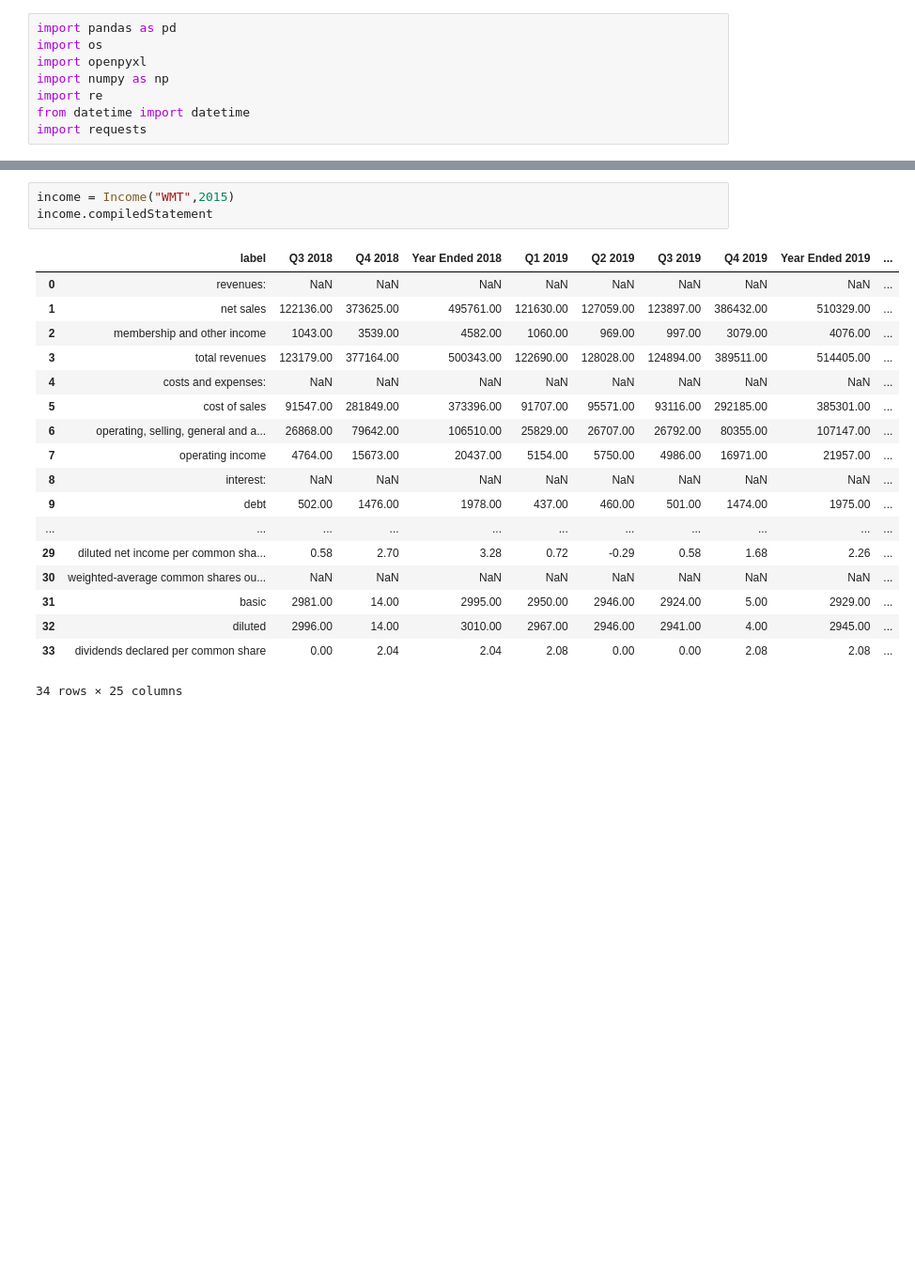
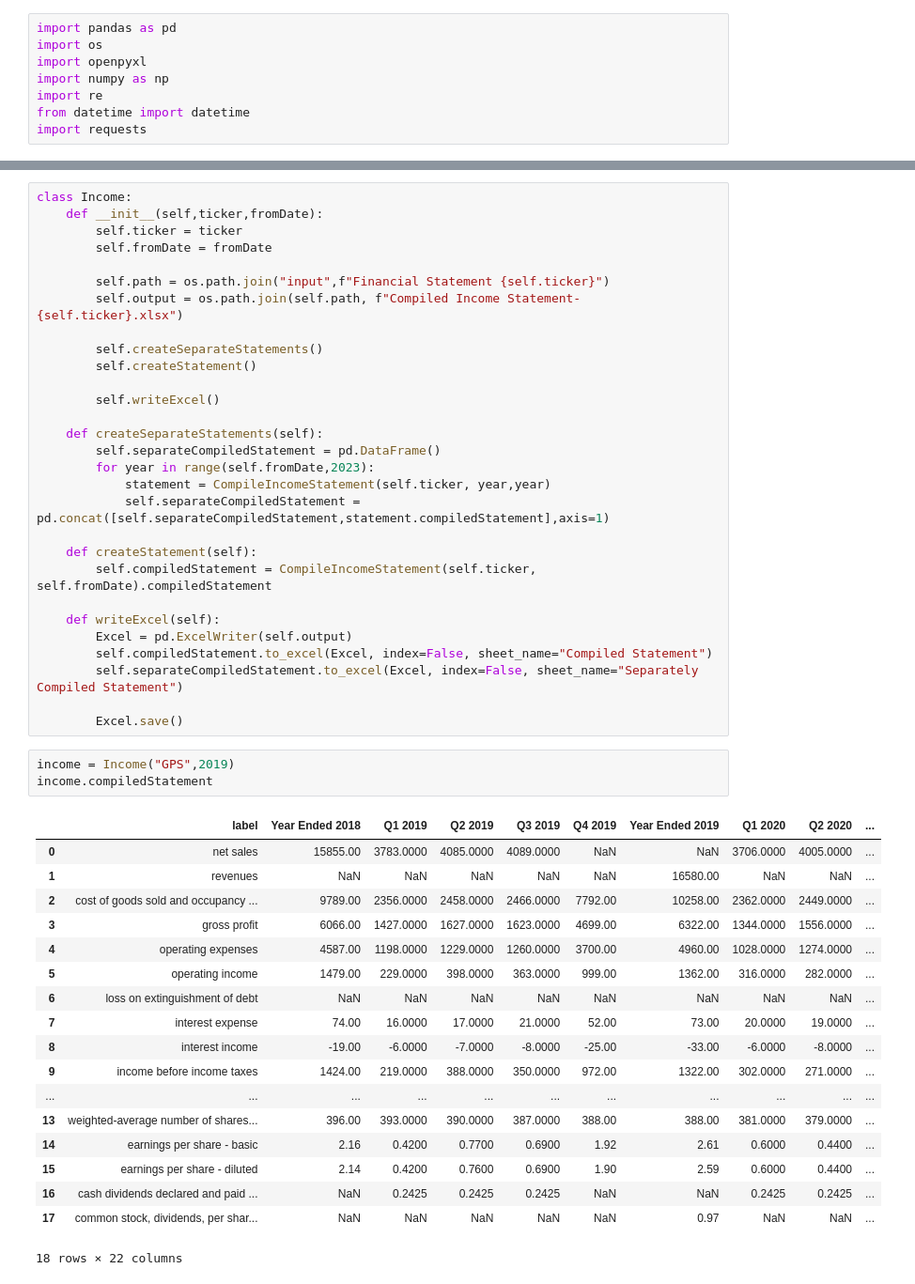
Before and after one commit to Julia-Susser/Financial-Statements, a Jupyter notebook: parse via matching labels iteratively.ipynb, the cells around one changed output, grey strips where cells are left out. Shown: that part at 94% size. Drawn from its saved outputs; the diff is of its cells as text; blank space fills up the shorter version.

```diff
--- a/parse via matching labels iteratively.ipynb
+++ b/parse via matching labels iteratively.ipynb
@@ -137,23 +137,52 @@ class Income(HelperFunctions):
+# %%
+class Income:
+    def __init__(self,ticker,fromDate):
+        self.ticker = ticker
+        self.fromDate = fromDate
+
+        self.path = os.path.join("input",f"Financial Statement {self.ticker}")
+        self.output = os.path.join(self.path, f"Compiled Income Statement-{self.ticker}.xlsx")
+
+        self.createSeparateStatements()
+        self.createStatement()
+
+        self.writeExcel()
+
+    def createSeparateStatements(self):
+        self.separateCompiledStatement = pd.DataFrame()
+        for year in range(self.fromDate,2023):
+            statement = CompileIncomeStatement(self.ticker, year,year)
+            self.separateCompiledStatement = pd.concat([self.separateCompiledStatement,statement.compiledStatement],axis=1)
+
+    def createStatement(self):
+        self.compiledStatement = CompileIncomeStatement(self.ticker, self.fromDate).compiledStatement
+
+    def writeExcel(self):
+        Excel = pd.ExcelWriter(self.output)
+        self.compiledStatement.to_excel(Excel, index=False, sheet_name="Compiled Statement")
+        self.separateCompiledStatement.to_excel(Excel, index=False, sheet_name="Separately Compiled Statement")
+
+        Excel.save()
 # %%
-income = Income("WMT",2015)
+income = Income("GPS",2019)
 income.compiledStatement
 # %% [output]
-|  | label | Q3 2018 | Q4 2018 | Year Ended 2018 | Q1 2019 | Q2 2019 | Q3 2019 | Q4 2019 | Year Ended 2019 | ... |
-| 0 | revenues: | NaN | NaN | NaN | NaN | NaN | NaN | NaN | NaN | ... |
-| 1 | net sales | 122136.00 | 373625.00 | 495761.00 | 121630.00 | 127059.00 | 123897.00 | 386432.00 | 510329.00 | ... |
-| 2 | membership and other income | 1043.00 | 3539.00 | 4582.00 | 1060.00 | 969.00 | 997.00 | 3079.00 | 4076.00 | ... |
-| 3 | total revenues | 123179.00 | 377164.00 | 500343.00 | 122690.00 | 128028.00 | 124894.00 | 389511.00 | 514405.00 | ... |
-| 4 | costs and expenses: | NaN | NaN | NaN | NaN | NaN | NaN | NaN | NaN | ... |
-| 5 | cost of sales | 91547.00 | 281849.00 | 373396.00 | 91707.00 | 95571.00 | 93116.00 | 292185.00 | 385301.00 | ... |
-| 6 | operating, selling, general and a... | 26868.00 | 79642.00 | 106510.00 | 25829.00 | 26707.00 | 26792.00 | 80355.00 | 107147.00 | ... |
-| 7 | operating income | 4764.00 | 15673.00 | 20437.00 | 5154.00 | 5750.00 | 4986.00 | 16971.00 | 21957.00 | ... |
-| 8 | interest: | NaN | NaN | NaN | NaN | NaN | NaN | NaN | NaN | ... |
-| 9 | debt | 502.00 | 1476.00 | 1978.00 | 437.00 | 460.00 | 501.00 | 1474.00 | 1975.00 | ... |
+|  | label | Year Ended 2018 | Q1 2019 | Q2 2019 | Q3 2019 | Q4 2019 | Year Ended 2019 | Q1 2020 | Q2 2020 | ... |
+| 0 | net sales | 15855.00 | 3783.0000 | 4085.0000 | 4089.0000 | NaN | NaN | 3706.0000 | 4005.0000 | ... |
+| 1 | revenues | NaN | NaN | NaN | NaN | NaN | 16580.00 | NaN | NaN | ... |
+| 2 | cost of goods sold and occupancy ... | 9789.00 | 2356.0000 | 2458.0000 | 2466.0000 | 7792.00 | 10258.00 | 2362.0000 | 2449.0000 | ... |
+| 3 | gross profit | 6066.00 | 1427.0000 | 1627.0000 | 1623.0000 | 4699.00 | 6322.00 | 1344.0000 | 1556.0000 | ... |
+| 4 | operating expenses | 4587.00 | 1198.0000 | 1229.0000 | 1260.0000 | 3700.00 | 4960.00 | 1028.0000 | 1274.0000 | ... |
+| 5 | operating income | 1479.00 | 229.0000 | 398.0000 | 363.0000 | 999.00 | 1362.00 | 316.0000 | 282.0000 | ... |
+| 6 | loss on extinguishment of debt | NaN | NaN | NaN | NaN | NaN | NaN | NaN | NaN | ... |
+| 7 | interest expense | 74.00 | 16.0000 | 17.0000 | 21.0000 | 52.00 | 73.00 | 20.0000 | 19.0000 | ... |
+| 8 | interest income | -19.00 | -6.0000 | -7.0000 | -8.0000 | -25.00 | -33.00 | -6.0000 | -8.0000 | ... |
+| 9 | income before income taxes | 1424.00 | 219.0000 | 388.0000 | 350.0000 | 972.00 | 1322.00 | 302.0000 | 271.0000 | ... |
 | ... | ... | ... | ... | ... | ... | ... | ... | ... | ... | ... |
-| 29 | diluted net income per common sha... | 0.58 | 2.70 | 3.28 | 0.72 | -0.29 | 0.58 | 1.68 | 2.26 | ... |
-| 30 | weighted-average common shares ou... | NaN | NaN | NaN | NaN | NaN | NaN | NaN | NaN | ... |
-| 31 | basic | 2981.00 | 14.00 | 2995.00 | 2950.00 | 2946.00 | 2924.00 | 5.00 | 2929.00 | ... |
-| 32 | diluted | 2996.00 | 14.00 | 3010.00 | 2967.00 | 2946.00 | 2941.00 | 4.00 | 2945.00 | ... |
-| 33 | dividends declared per common share | 0.00 | 2.04 | 2.04 | 2.08 | 0.00 | 0.00 | 2.08 | 2.08 | ... |
+| 13 | weighted-average number of shares... | 396.00 | 393.0000 | 390.0000 | 387.0000 | 388.00 | 388.00 | 381.0000 | 379.0000 | ... |
+| 14 | earnings per share - basic | 2.16 | 0.4200 | 0.7700 | 0.6900 | 1.92 | 2.61 | 0.6000 | 0.4400 | ... |
+| 15 | earnings per share - diluted | 2.14 | 0.4200 | 0.7600 | 0.6900 | 1.90 | 2.59 | 0.6000 | 0.4400 | ... |
+| 16 | cash dividends declared and paid ... | NaN | 0.2425 | 0.2425 | 0.2425 | NaN | NaN | 0.2425 | 0.2425 | ... |
+| 17 | common stock, dividends, per shar... | NaN | NaN | NaN | NaN | NaN | 0.97 | NaN | NaN | ... |
-34 rows × 25 columns
+18 rows × 22 columns
 # %%
```
Also changed, not shown: parts of 6 cells of this notebook, 14 other files.
